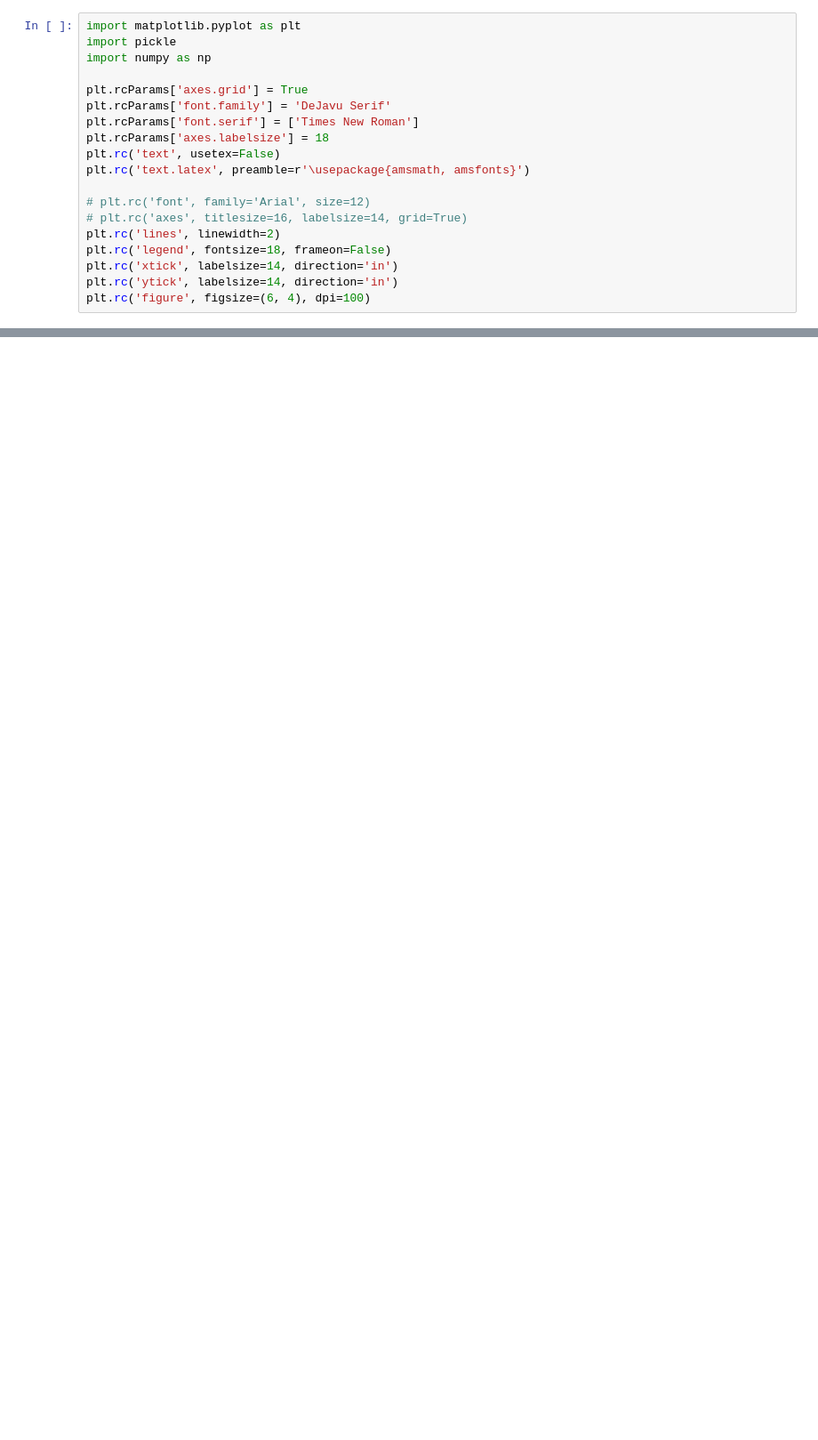
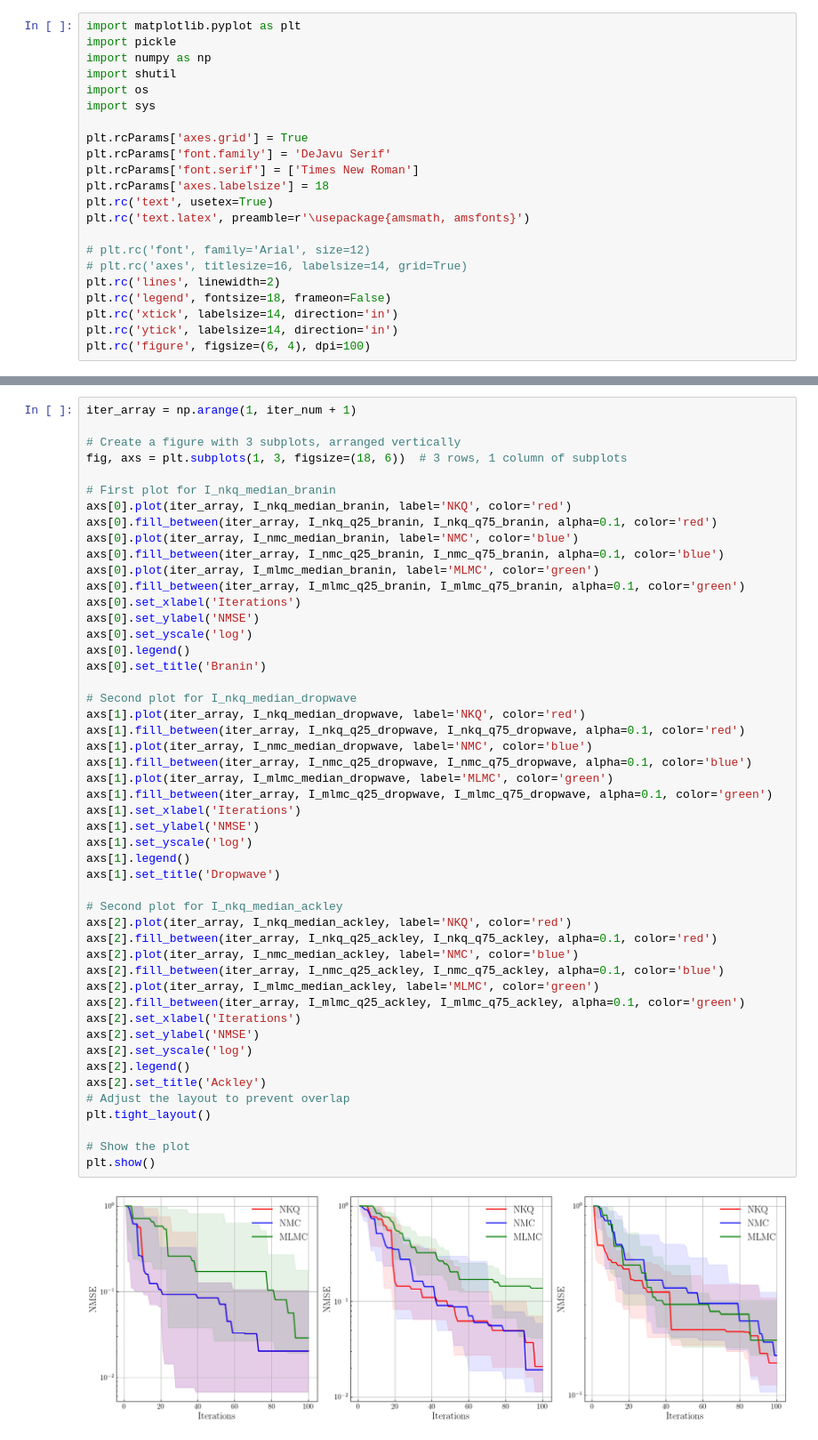
Before and after one commit to hudsonchen/nest_bq, a Jupyter notebook: plotting_notebooks/bo.ipynb, the cells around one changed output, grey strips where cells are left out. Shown: that part at 89% size. Cells and saved outputs as stored; diff of their text form; blank space fills up the shorter version.

```diff
--- a/plotting_notebooks/bo.ipynb
+++ b/plotting_notebooks/bo.ipynb
@@ -2,12 +2,15 @@
 import matplotlib.pyplot as plt
 import pickle
 import numpy as np
+import shutil
+import os
+import sys
 
 plt.rcParams['axes.grid'] = True
 plt.rcParams['font.family'] = 'DeJavu Serif'
 plt.rcParams['font.serif'] = ['Times New Roman']
 plt.rcParams['axes.labelsize'] = 18
-plt.rc('text', usetex=False)
+plt.rc('text', usetex=True)
 plt.rc('text.latex', preamble=r'\usepackage{amsmath, amsfonts}')
 
 # plt.rc('font', family='Arial', size=12)
@@ -96,0 +188,51 @@ plt.legend()
+# %%
+iter_array = np.arange(1, iter_num + 1)
+
+# Create a figure with 3 subplots, arranged vertically
+fig, axs = plt.subplots(1, 3, figsize=(18, 6))  # 3 rows, 1 column of subplots
+
+# First plot for I_nkq_median_branin
+axs[0].plot(iter_array, I_nkq_median_branin, label='NKQ', color='red')
+axs[0].fill_between(iter_array, I_nkq_q25_branin, I_nkq_q75_branin, alpha=0.1, color='red')
+axs[0].plot(iter_array, I_nmc_median_branin, label='NMC', color='blue')
+axs[0].fill_between(iter_array, I_nmc_q25_branin, I_nmc_q75_branin, alpha=0.1, color='blue')
+axs[0].plot(iter_array, I_mlmc_median_branin, label='MLMC', color='green')
+axs[0].fill_between(iter_array, I_mlmc_q25_branin, I_mlmc_q75_branin, alpha=0.1, color='green')
+axs[0].set_xlabel('Iterations')
+axs[0].set_ylabel('NMSE')
+axs[0].set_yscale('log')
+axs[0].legend()
+axs[0].set_title('Branin')
+
+# Second plot for I_nkq_median_dropwave
+axs[1].plot(iter_array, I_nkq_median_dropwave, label='NKQ', color='red')
+axs[1].fill_between(iter_array, I_nkq_q25_dropwave, I_nkq_q75_dropwave, alpha=0.1, color='red')
+axs[1].plot(iter_array, I_nmc_median_dropwave, label='NMC', color='blue')
+axs[1].fill_between(iter_array, I_nmc_q25_dropwave, I_nmc_q75_dropwave, alpha=0.1, color='blue')
+axs[1].plot(iter_array, I_mlmc_median_dropwave, label='MLMC', color='green')
+axs[1].fill_between(iter_array, I_mlmc_q25_dropwave, I_mlmc_q75_dropwave, alpha=0.1, color='green')
+axs[1].set_xlabel('Iterations')
+axs[1].set_ylabel('NMSE')
+axs[1].set_yscale('log')
+axs[1].legend()
+axs[1].set_title('Dropwave')
+
+# Second plot for I_nkq_median_ackley
+axs[2].plot(iter_array, I_nkq_median_ackley, label='NKQ', color='red')
+axs[2].fill_between(iter_array, I_nkq_q25_ackley, I_nkq_q75_ackley, alpha=0.1, color='red')
+axs[2].plot(iter_array, I_nmc_median_ackley, label='NMC', color='blue')
+axs[2].fill_between(iter_array, I_nmc_q25_ackley, I_nmc_q75_ackley, alpha=0.1, color='blue')
+axs[2].plot(iter_array, I_mlmc_median_ackley, label='MLMC', color='green')
+axs[2].fill_between(iter_array, I_mlmc_q25_ackley, I_mlmc_q75_ackley, alpha=0.1, color='green')
+axs[2].set_xlabel('Iterations')
+axs[2].set_ylabel('NMSE')
+axs[2].set_yscale('log')
+axs[2].legend()
+axs[2].set_title('Ackley')
+# Adjust the layout to prevent overlap
+plt.tight_layout()
+
+# Show the plot
+plt.show()
+# %% [output]
+[figure, added]
```
Also changed, not shown: parts of 5 cells of this notebook, 13 other files.
